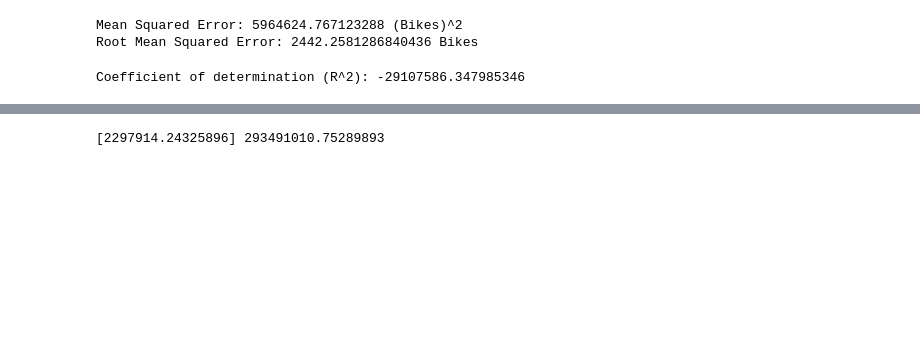
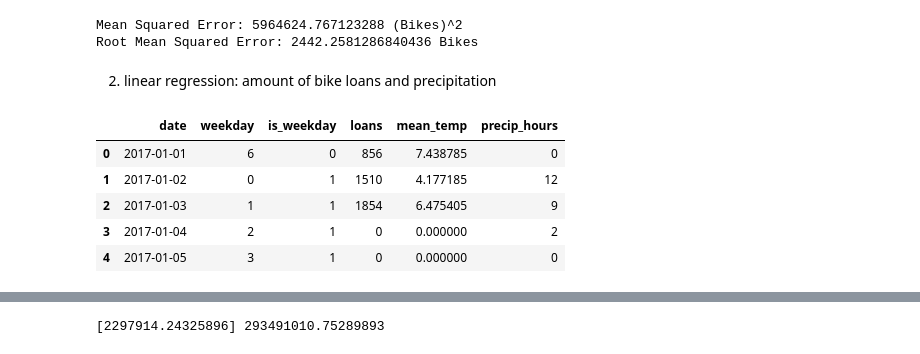
Before and after one commit to GoebelM94/dsml2021, a Jupyter notebook: notebooks/Regression.ipynb, the cells around one changed output, grey strips where cells are left out. Cells and saved outputs as stored; diff of their text form; code cells hidden in the pictures; blank space fills up the shorter version.

```diff
--- a/notebooks/Regression.ipynb
+++ b/notebooks/Regression.ipynb
@@ -230,16 +239,3 @@ lin_reg_bikes_df.tail()
 | 362 | 2017-12-29 | 4 | 1 | 566 |
 | 363 | 2017-12-30 | 5 | 0 | 204 |
 | 364 | 2017-12-31 | 6 | 0 | 241 |
-# %%
-#sums up the total amount of rain hours for one day
-def rain_hours(mth, dy):
-    rain = 0
-    for index, row in df_2017weather_unique.iterrows():
-        print("test")
-        if row['date_time'].month == mth and row['date_time'].day == dy:
-                print("test2")
-                if row['precip'] == 1:
-                    rain += 1
-        return rain
-
-print(rain_hours(3, 7))
@@ -285,9 +278,29 @@ print("Root Mean Squared Error:",mean_squared_error(lin_reg_bikes_df['is_weekday
 # %% [output]
 Mean Squared Error: 5964624.767123288 (Bikes)^2
 Root Mean Squared Error: 2442.2581286840436 Bikes
-# %%
-#R^2
-#ähm dieser Wert ist so nicht möglich
-print("Coefficient of determination (R^2):",r2_score(lin_reg_bikes_df['is_weekday'].values.reshape((-1,1)), lin_reg_bikes_df['loans']))
-# %% [output]
-Coefficient of determination (R^2): -29107586.347985346
+# %% [markdown]
+2. linear regression: amount of bike loans and precipitation
+# %%
+#sums up all rain hours for one entire day in 2017
+def rain_hours(month, day):
+    day_in_2017_start = datetime(2017, month, day, 0, 0)
+    day_in_2017_end = datetime(2017, month, day, 23, 59)
+    df_rain_day_start = df_2017weather_unique[df_2017weather_unique['date_time'] >= day_in_2017_start]
+    df_rain_day_end = df_rain_day_start[df_rain_day_start['date_time'] <= day_in_2017_end]
+
+    rain =  sum(1 for i in df_rain_day_end['precip'] if i == 1)
+
+    return rain
+
+#test
+rain_hours(3, 7)
+# %%
+lin_reg_bikes_df['precip_hours'] = lin_reg_bikes_df['date'].apply(lambda x: rain_hours(x.month, x.day))
+lin_reg_bikes_df.head()
+# %% [output]
+|  | date | weekday | is_weekday | loans | mean_temp | precip_hours |
+| 0 | 2017-01-01 | 6 | 0 | 856 | 7.438785 | 0 |
+| 1 | 2017-01-02 | 0 | 1 | 1510 | 4.177185 | 12 |
+| 2 | 2017-01-03 | 1 | 1 | 1854 | 6.475405 | 9 |
+| 3 | 2017-01-04 | 2 | 1 | 0 | 0.000000 | 2 |
+| 4 | 2017-01-05 | 3 | 1 | 0 | 0.000000 | 0 |
```
Also changed, not shown: parts of 15 cells of this notebook.
